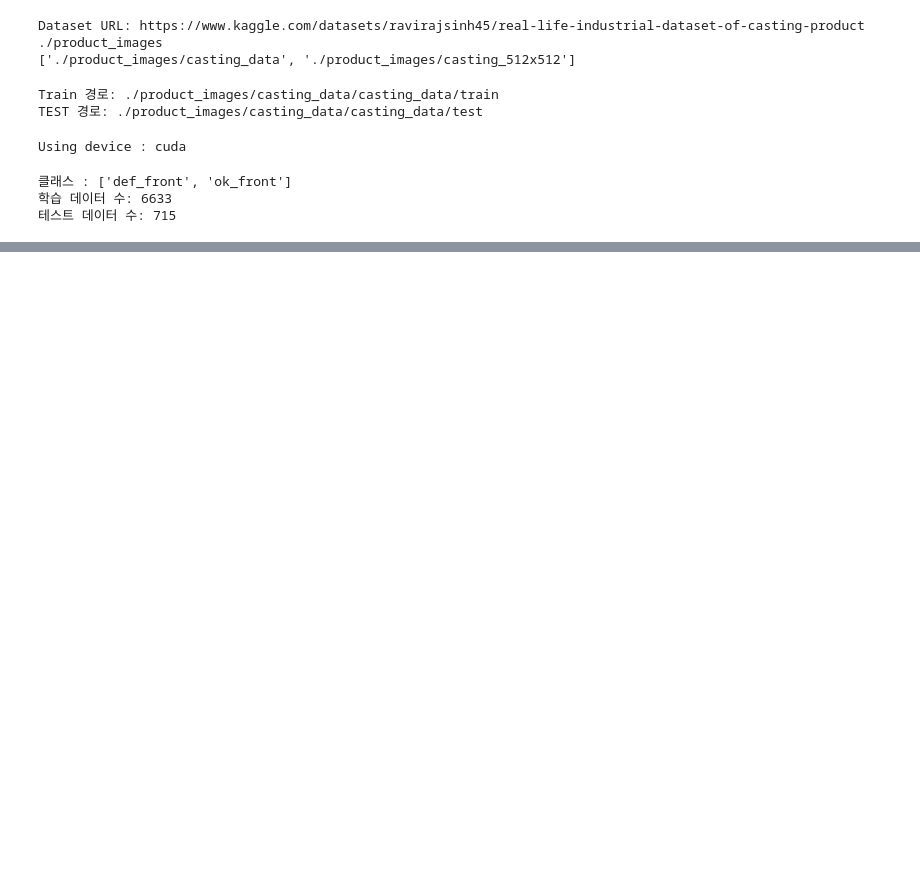
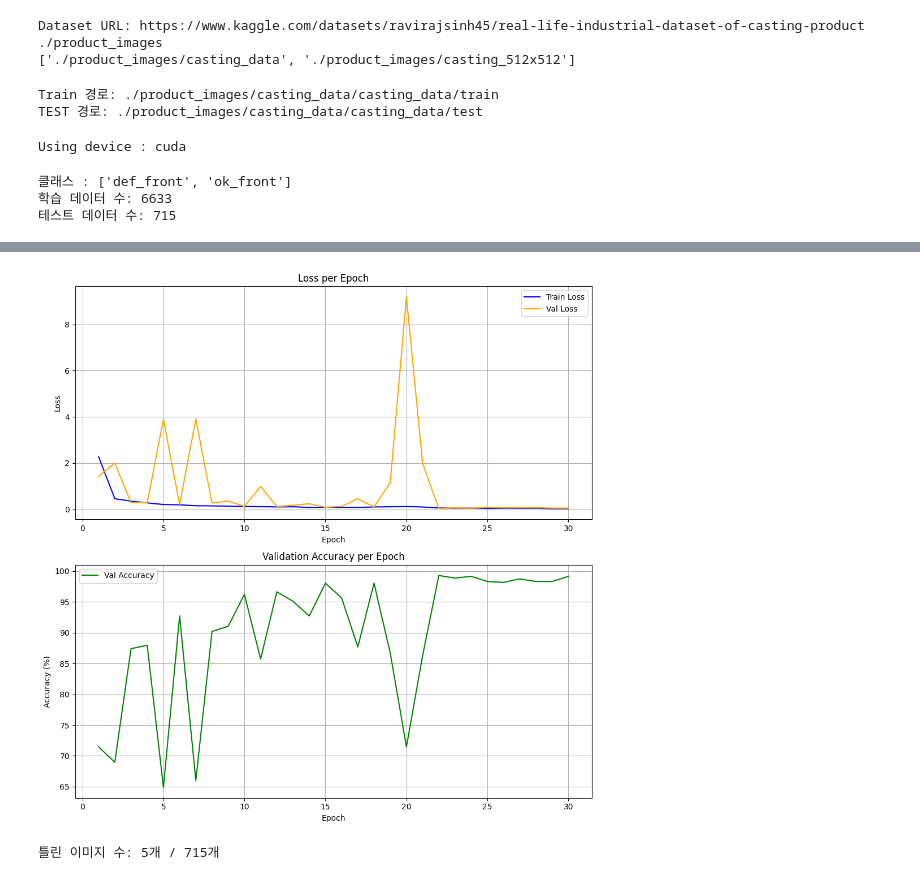
Before and after one commit to taeyoung0524/CNN, a Jupyter notebook: VGGNet/VGG19.ipynb, the cells around one changed output, grey strips where cells are left out. Cells and saved outputs as stored; diff of their text form; code cells hidden in the pictures; blank space fills up the shorter version.

```diff
--- a/VGGNet/VGG19.ipynb
+++ b/VGGNet/VGG19.ipynb
@@ -141,13 +154,30 @@ print(f"Using device : {DEVICE}")
 # %% [output]
 Using device : cuda
 # %%
+# # 데이터 전처리 & DataLoader
+# train_transform = transforms.Compose([
+#     transforms.Resize((224,224)),
+#     transforms.RandomHorizontalFlip(), # 좌우 반전(데이터 증강)
+#     transforms.RandomRotation(10), # 10도 회전(데이터 증강)
+#     transforms.ToTensor(),
+#     transforms.Normalize(mean=[0.485, 0.456, 0.406], std=[0.229, 0.224, 0.225]), # ImageNet 기준 정규화
+# ])
+
 # 데이터 전처리 & DataLoader
 train_transform = transforms.Compose([
     transforms.Resize((224,224)),
     transforms.RandomHorizontalFlip(), # 좌우 반전(데이터 증강)
+    transforms.RandomVerticalFlip(), # 상하 반전 추가
     transforms.RandomRotation(10), # 10도 회전(데이터 증강)
+    transforms.RandomAffine( # Height/Width Shift 추가
+        degrees=0,
+        translate=(0.1, 0.1)
+    ),
     transforms.ToTensor(),
     transforms.Normalize(mean=[0.485, 0.456, 0.406], std=[0.229, 0.224, 0.225]), # ImageNet 기준 정규화
+    transforms.Lambda(
+        lambda x: x + 0.01 * torch.randn_like(x)  # Gaussian Noise 추가
+    ),
 ])
 
 test_transform = transforms.Compose([
@@ -213,9 +254,7 @@ def test(model, loader, criterion):
             correct += predicted.eq(labels).sum().item()
             total += labels.size(0)
 
-        avg_loss = total_loss/len(loader)
-        accuracy = 100. *correct/total
-        return avg_loss, accuracy
+    return total_loss / len(loader), 100. * correct / total
 # %%
 # 학습 실행
 train_losses, train_accs = [], []
@@ -239,0 +337,40 @@ Epoch [03/3] Train Loss: 0.6842 | Train Acc: 56.66% | Test Loss: 0.6716 | Test A
+# %%
+epochs_range = range(1, len(train_losses) + 1)
+fig, (ax1, ax2) = plt.subplots(2, 1, figsize=(10, 10))
+
+# Loss 그래프
+ax1.plot(epochs_range, train_losses, label="Train Loss", color='blue')
+ax1.plot(epochs_range, test_losses,  label="Val Loss",   color='orange')
+ax1.set_title("Loss per Epoch")
+ax1.set_xlabel("Epoch")
+ax1.set_ylabel("Loss")
+ax1.legend()
+ax1.grid(True)
+
+# Accuracy 그래프
+ax2.plot(epochs_range, test_accs, label="Val Accuracy", color='green')
+ax2.set_title("Validation Accuracy per Epoch")
+ax2.set_xlabel("Epoch")
+ax2.set_ylabel("Accuracy (%)")
+ax2.legend()
+ax2.grid(True)
+
+plt.tight_layout()
+plt.savefig("vgg19_result.png", dpi=150)
+plt.show()
+# %% [output]
+[figure, added]
+# %%
+model.load_state_dict(torch.load("vgg19_best.pth"))
+model.eval()
+wrong = 0
+with torch.no_grad():
+    for images, labels in test_loader:
+        images, labels = images.to(DEVICE), labels.to(DEVICE)
+        outputs = model(images)
+        _, predicted = outputs.max(1)
+        wrong += (predicted != labels).sum().item()
+
+print(f"틀린 이미지 수: {wrong}개 / {len(test_dataset)}개")
+# %% [output]
+틀린 이미지 수: 5개 / 715개
```
Also changed, not shown: parts of 8 cells of this notebook, 3 other files.
